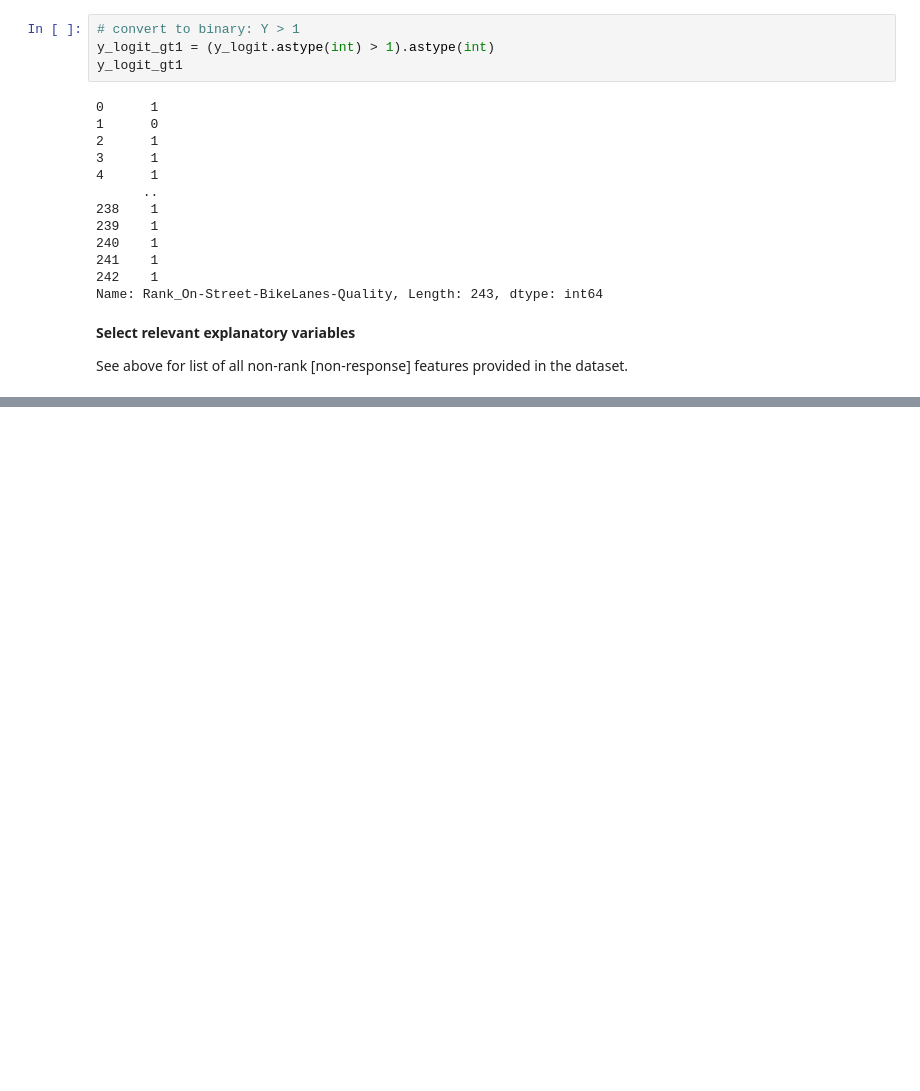
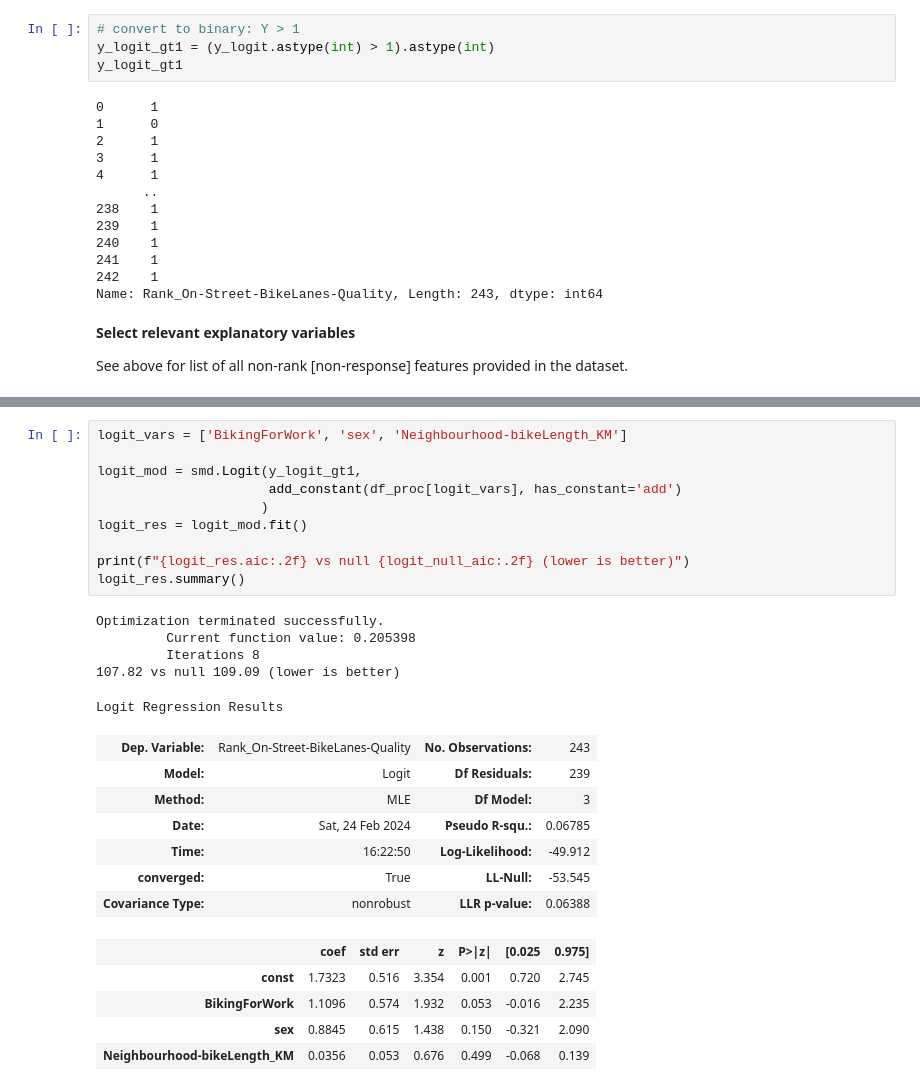
Before and after one commit to tgchen99/CIV1538-Ass1, a Jupyter notebook: CIV1538 - Assignment 1 - Tiggy Chen 1004400784.ipynb, the cells around one changed output, grey strips where cells are left out. Saved outputs shown, nothing was run; the diff lists cells and outputs as text; blank space fills up the shorter version.

```diff
--- a/CIV1538 - Assignment 1 - Tiggy Chen 1004400784.ipynb
+++ b/CIV1538 - Assignment 1 - Tiggy Chen 1004400784.ipynb
@@ -409,0 +524,28 @@ See above for list of all non-rank [non-response] features provided in the datas
+# %%
+logit_vars = ['BikingForWork', 'sex', 'Neighbourhood-bikeLength_KM']
+
+logit_mod = smd.Logit(y_logit_gt1,
+                      add_constant(df_proc[logit_vars], has_constant='add')
+                     )
+logit_res = logit_mod.fit()
+
+print(f"{logit_res.aic:.2f} vs null {logit_null_aic:.2f} (lower is better)")
+logit_res.summary()
+# %% [output]
+Optimization terminated successfully.
+         Current function value: 0.205398
+         Iterations 8
+107.82 vs null 109.09 (lower is better)
+Logit Regression Results
+| Dep. Variable: | Rank_On-Street-BikeLanes-Quality | No. Observations: | 243 |
+| Model: | Logit | Df Residuals: | 239 |
+| Method: | MLE | Df Model: | 3 |
+| Date: | Sat, 24 Feb 2024 | Pseudo R-squ.: | 0.06785 |
+| Time: | 16:22:50 | Log-Likelihood: | -49.912 |
+| converged: | True | LL-Null: | -53.545 |
+| Covariance Type: | nonrobust | LLR p-value: | 0.06388 |
+|  | coef | std err | z | P>|z| | [0.025 | 0.975] |
+| const | 1.7323 | 0.516 | 3.354 | 0.001 | 0.720 | 2.745 |
+| BikingForWork | 1.1096 | 0.574 | 1.932 | 0.053 | -0.016 | 2.235 |
+| sex | 0.8845 | 0.615 | 1.438 | 0.150 | -0.321 | 2.090 |
+| Neighbourhood-bikeLength_KM | 0.0356 | 0.053 | 0.676 | 0.499 | -0.068 | 0.139 |
```
Also changed, not shown: parts of 35 cells of this notebook.
